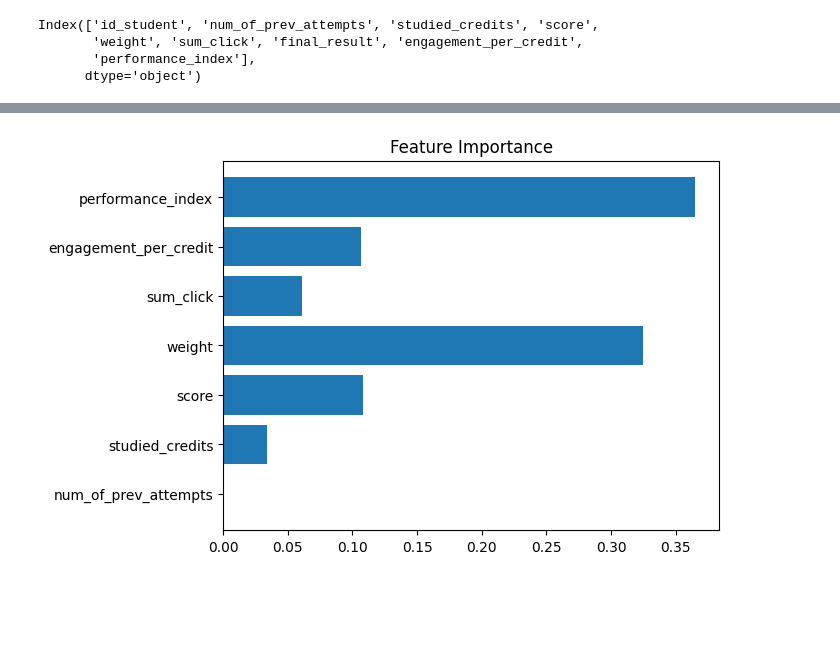
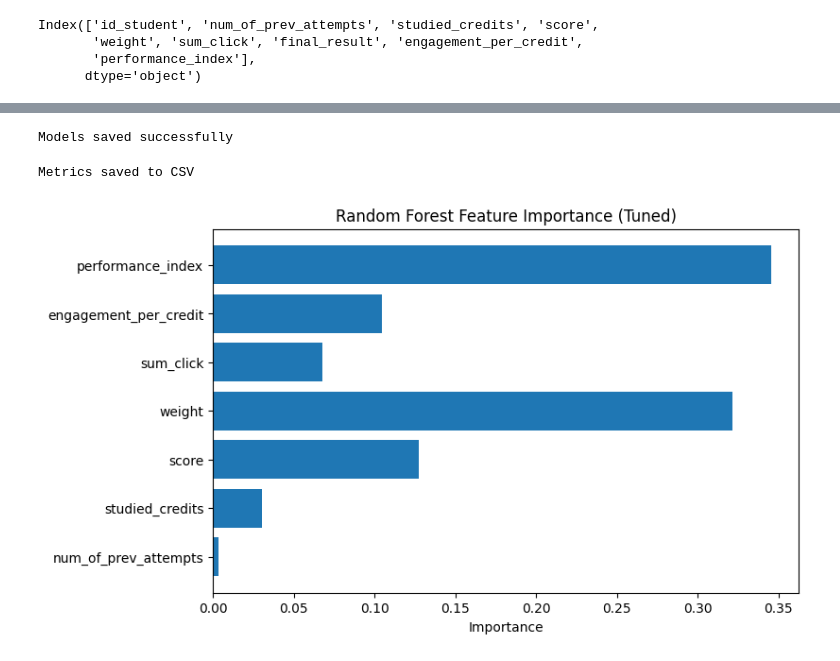
Before and after one commit to inafees14/intelligent-erp-analytics, a Jupyter notebook: backend/app/ml_models/train.ipynb, the cells around one changed output, grey strips where cells are left out. Drawn from its saved outputs; the diff is of its cells as text; code cells hidden in the pictures; blank space fills up the shorter version.

```diff
--- a/backend/app/ml_models/train.ipynb
+++ b/backend/app/ml_models/train.ipynb
@@ -311,0 +330,20 @@ LogisticRegression does not accept missing values encoded as NaN natively. For s
+# %%
+from sklearn.model_selection import GridSearchCV
+
+param_grid = {
+    "n_estimators": [100, 200],
+    "max_depth": [5, 10, None],
+    "min_samples_split": [2, 5]
+}
+
+grid_rf = GridSearchCV(
+    RandomForestClassifier(),
+    param_grid,
+    cv=3,
+    scoring="f1",
+    n_jobs=-1
+)
+
+grid_rf.fit(X_train, y_train)
+
+print("Best RF:", grid_rf.best_params_)
@@ -312,10 +429,34 @@ LogisticRegression does not accept missing values encoded as NaN natively. For s
+# %%
+# =========================
+# SAVE MODELS
+# =========================
+
+joblib.dump(best_rf, "D:/intelligent-erp-analytics/backend/app/ml_models/saved_models/model_rf_tuned.pkl")
+joblib.dump(best_xgb, "D:/intelligent-erp-analytics/backend/app/ml_models/saved_models/model_xgb_tuned.pkl")
+
+print("\nModels saved successfully")
+# %% [output]
+Models saved successfully
+# %%
+results = pd.DataFrame([
+    {"model": "RandomForest_Tuned", "accuracy": rf_acc, "f1_score": rf_f1},
+    {"model": "XGBoost_Tuned", "accuracy": xgb_acc, "f1_score": xgb_f1}
+])
+
+results.to_csv("D:/intelligent-erp-analytics/backend/app/ml_models/reports/tuned_results.csv", index=False)
+
+print("Metrics saved to CSV")
+# %% [output]
+Metrics saved to CSV
 # %%
 import matplotlib.pyplot as plt
 
-importance = model.feature_importances_
+rf_importance = best_rf.feature_importances_
 
-plt.barh(features.columns, importance)
-plt.title("Feature Importance")
+plt.figure(figsize=(8,5))
+plt.barh(features.columns, rf_importance)
+plt.title("Random Forest Feature Importance (Tuned)")
+plt.xlabel("Importance")
 plt.show()
 # %% [output]
-[figure, old version]
+[figure, new version]
```
Also changed, not shown: parts of 14 cells of this notebook, 1 other file.
